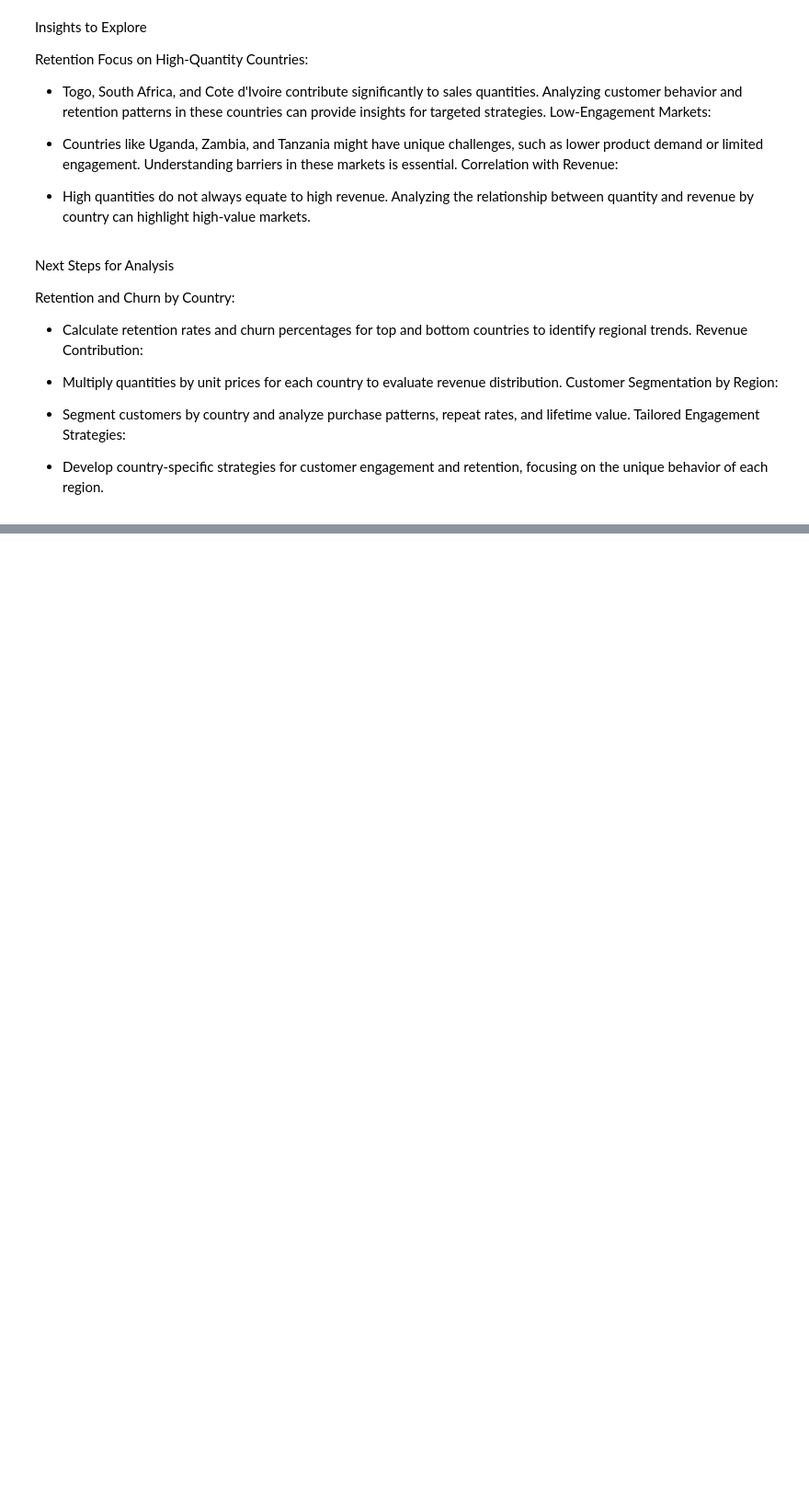
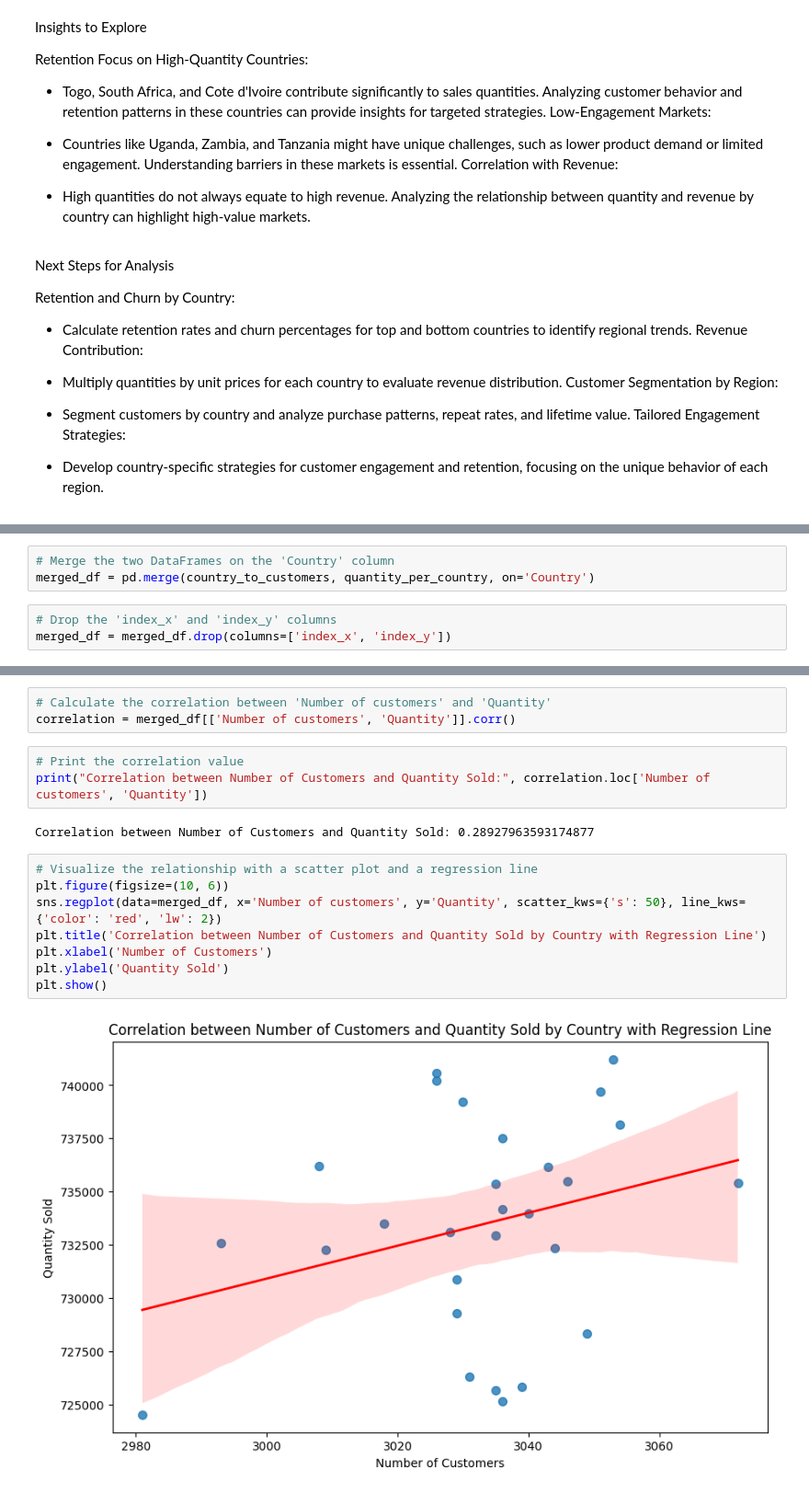
Before and after one commit to Kaothar2/Cohort_Analysis_for-retention_rate, a Jupyter notebook: Cohort_Analysis.ipynb, the cells around one changed output, grey strips where cells are left out. Shown at 92% size. Drawn from its saved outputs; the diff is of its cells as text; blank space fills up the shorter version.

```diff
--- a/Cohort_Analysis.ipynb
+++ b/Cohort_Analysis.ipynb
@@ -257,0 +298,6 @@ Retention and Churn by Country:
+# %%
+# Merge the two DataFrames on the 'Country' column
+merged_df = pd.merge(country_to_customers, quantity_per_country, on='Country')
+# %%
+# Drop the 'index_x' and 'index_y' columns
+merged_df = merged_df.drop(columns=['index_x', 'index_y'])
@@ -257,0 +324,18 @@ Retention and Churn by Country:
+# %%
+# Calculate the correlation between 'Number of customers' and 'Quantity'
+correlation = merged_df[['Number of customers', 'Quantity']].corr()
+# %%
+# Print the correlation value
+print("Correlation between Number of Customers and Quantity Sold:", correlation.loc['Number of customers', 'Quantity'])
+# %% [output]
+Correlation between Number of Customers and Quantity Sold: 0.28927963593174877
+# %%
+# Visualize the relationship with a scatter plot and a regression line
+plt.figure(figsize=(10, 6))
+sns.regplot(data=merged_df, x='Number of customers', y='Quantity', scatter_kws={'s': 50}, line_kws={'color': 'red', 'lw': 2})
+plt.title('Correlation between Number of Customers and Quantity Sold by Country with Regression Line')
+plt.xlabel('Number of Customers')
+plt.ylabel('Quantity Sold')
+plt.show()
+# %% [output]
+[figure, added]
```
Also changed, not shown: parts of 125 cells of this notebook.
